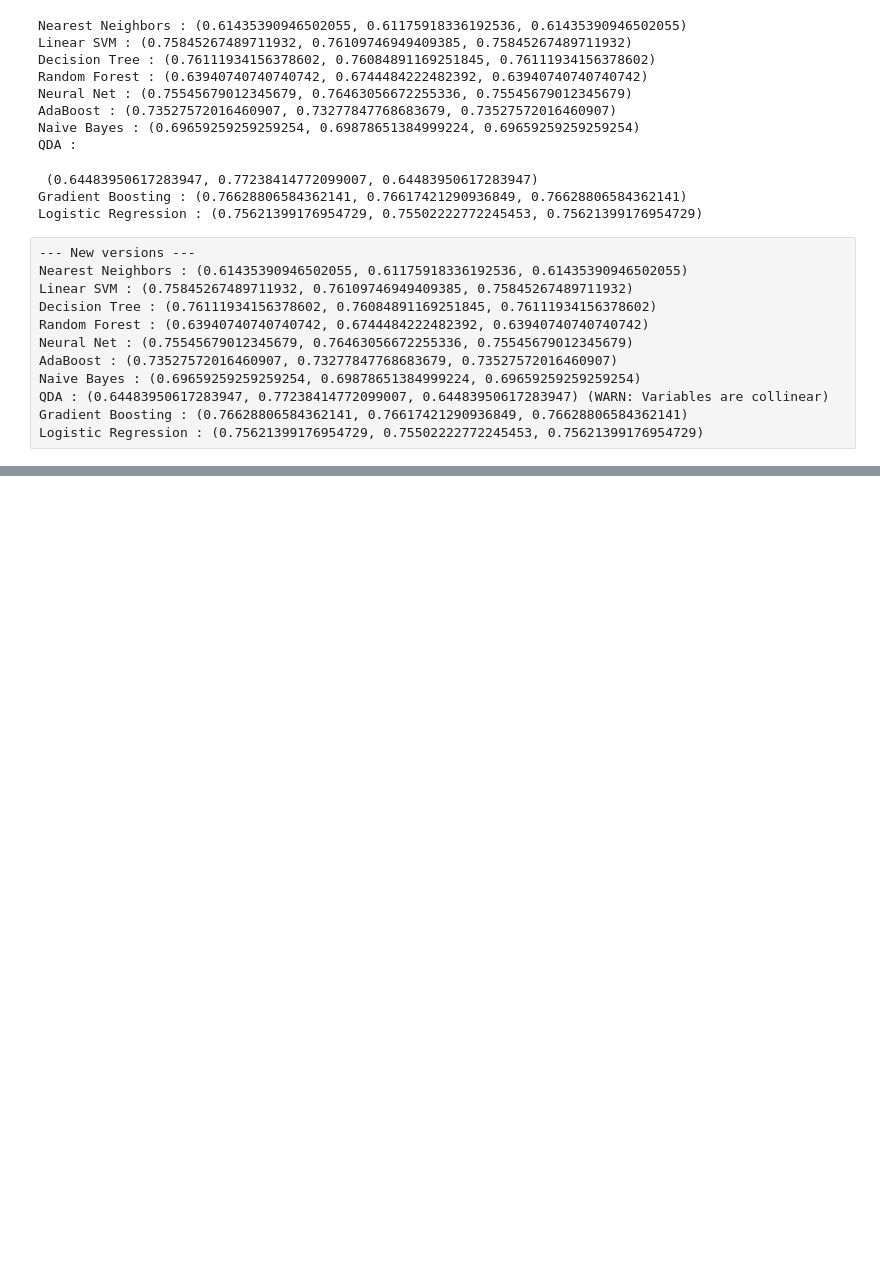
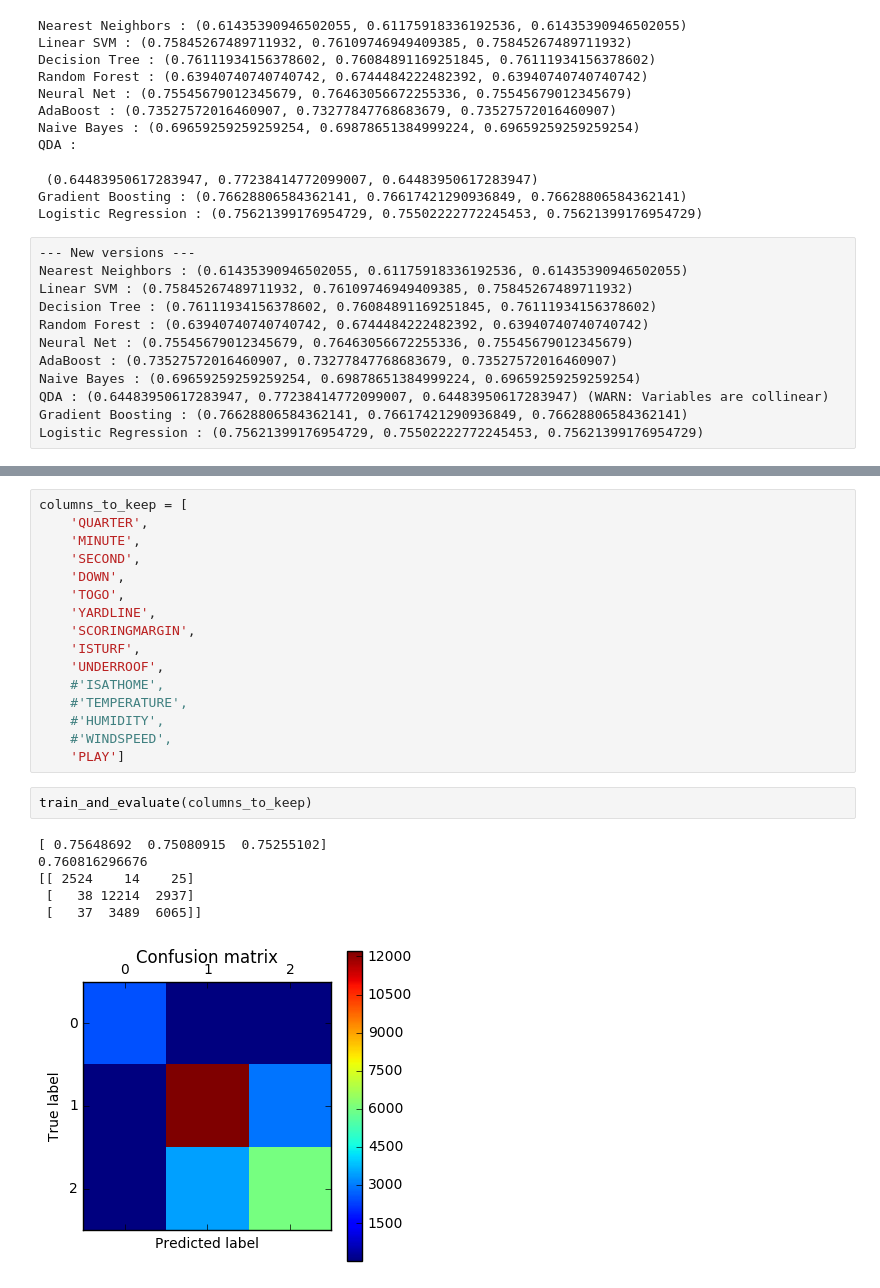
Before and after one commit to zreyn/nfl, a Jupyter notebook: notebooks/nfl-modeling.ipynb, the cells around one changed output, grey strips where cells are left out. Cells and saved outputs as stored; diff of their text form; blank space fills up the shorter version.

```diff
--- a/notebooks/nfl-modeling.ipynb
+++ b/notebooks/nfl-modeling.ipynb
@@ -699,0 +774,25 @@ Logistic Regression : (0.75621399176954729, 0.75502222772245453, 0.7562139917695
+# %%
+columns_to_keep = [
+    'QUARTER',
+    'MINUTE',
+    'SECOND',
+    'DOWN',
+    'TOGO',
+    'YARDLINE',
+    'SCORINGMARGIN',
+    'ISTURF',
+    'UNDERROOF',
+    #'ISATHOME',
+    #'TEMPERATURE',
+    #'HUMIDITY',
+    #'WINDSPEED',
+    'PLAY']
+# %%
+train_and_evaluate(columns_to_keep)
+# %% [output]
+[ 0.75648692  0.75080915  0.75255102]
+0.760816296676
+[[ 2524    14    25]
+ [   38 12214  2937]
+ [   37  3489  6065]]
+[figure, added]
```
Also changed, not shown: parts of 54 cells of this notebook, 7 other files.
